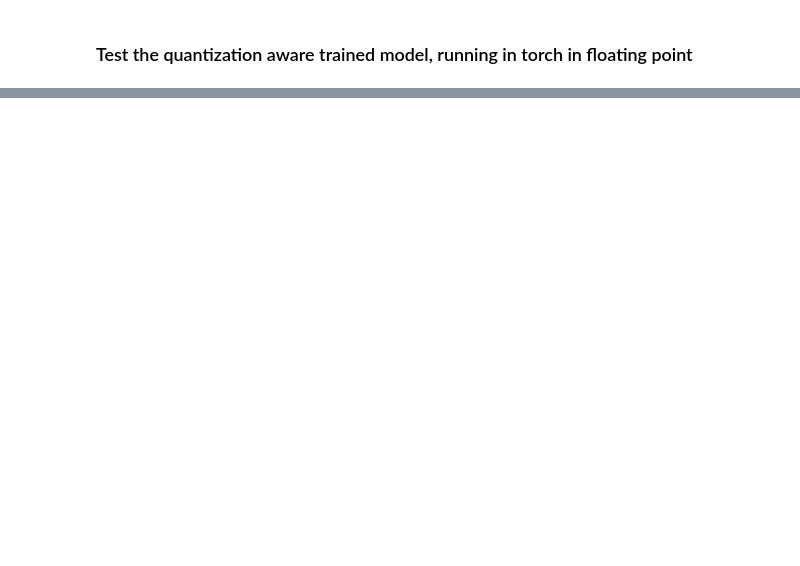
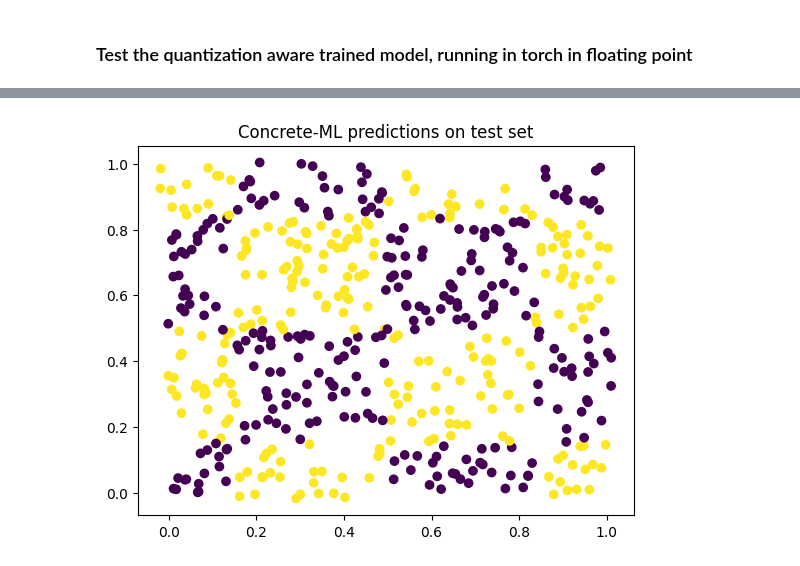
Before and after one commit to zama-ai/concrete-ml, a Jupyter notebook: docs/advanced_examples/QuantizationAwareTraining.ipynb, the cells around one changed output, grey strips where cells are left out. Drawn from its saved outputs; the diff is of its cells as text; code cells hidden in the pictures; blank space fills up the shorter version.

```diff
--- a/docs/advanced_examples/QuantizationAwareTraining.ipynb
+++ b/docs/advanced_examples/QuantizationAwareTraining.ipynb
@@ -357,12 +437,8 @@ of accuracy (~0.2 percentage points) for this dataset.
 # %%
-import warnings
-
 with warnings.catch_warnings():
     # Disable some brevitas export warnings
     warnings.filterwarnings("ignore")
-    _, _, clear_prediction = compile_and_test(torch_model, X_train, X_test, y_test, is_qat=True)
-
-plt.scatter(X_test[:, 0], X_test[:, 1], c=fp32_pred)
-plt.title("Concrete-ML predictions on test set")
-plt.show()
+    _, _, clear_prediction, vl_quantized_numpy_module = compile_and_test(
+        torch_model, X_train, X_test, y_test, use_vl=True
+    )
 # %% [output]
@@ -372,0 +520,6 @@ Execution time: average is 0.00 seconds
+# %%
+plt.scatter(X_test[:, 0], X_test[:, 1], c=clear_prediction)
+plt.title("Concrete-ML predictions on test set")
+plt.show()
+# %% [output]
+[figure, added]
```
Also changed, not shown: parts of 19 cells of this notebook, 5 other files.
